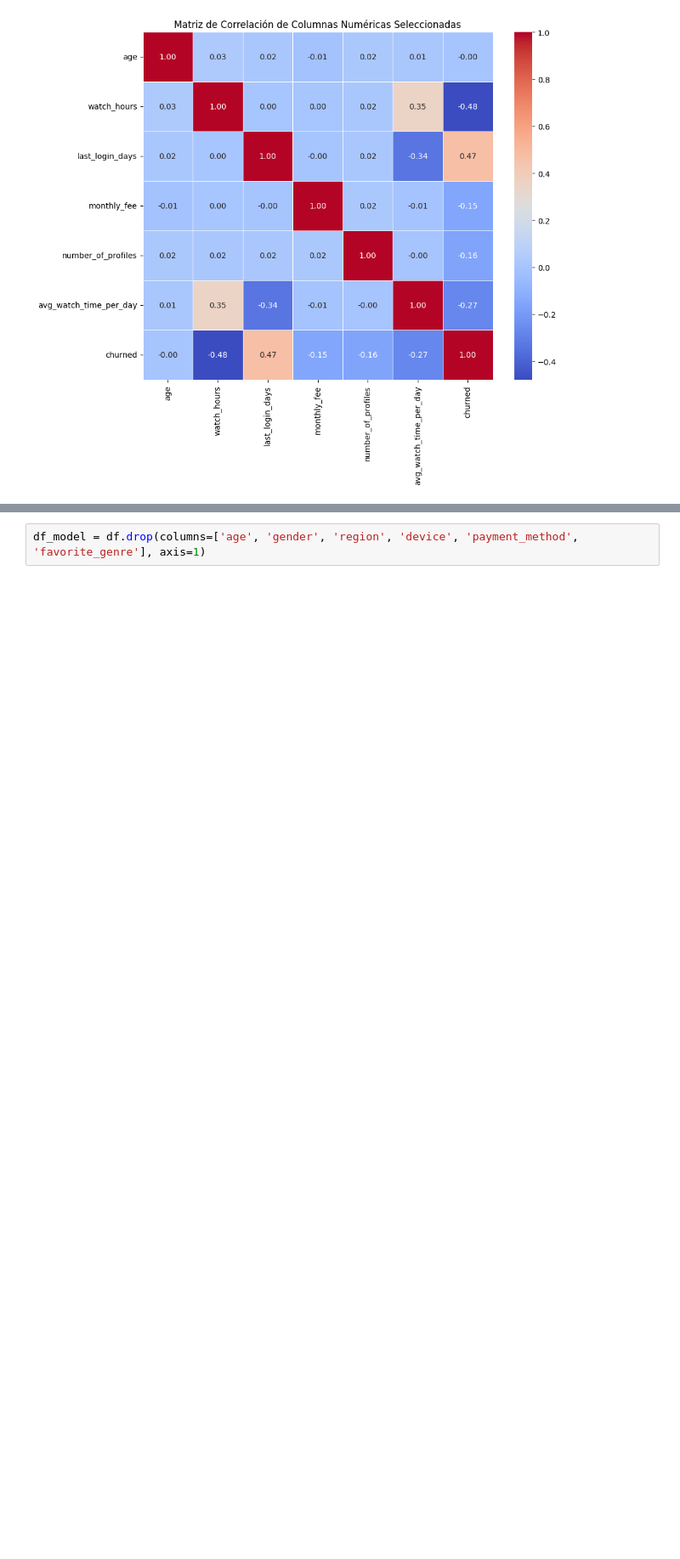
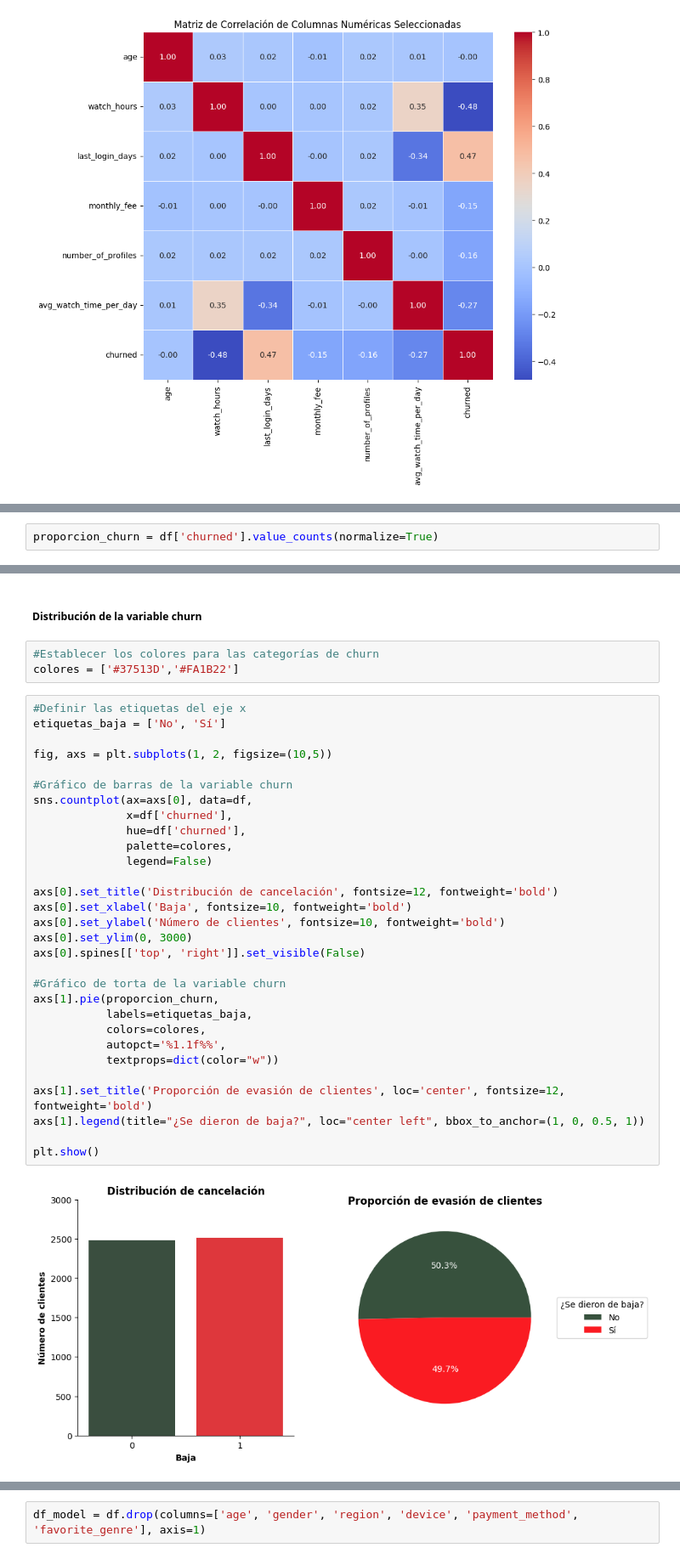
Before and after one commit to VillaltaE/Hackthon_NoCountry_65, a Jupyter notebook: data-science/Netflix_customer_churn.ipynb, the cells around one changed output, grey strips where cells are left out. Shown at 85% size. Drawn from its saved outputs; the diff is of its cells as text; blank space fills up the shorter version.

```diff
--- a/data-science/Netflix_customer_churn.ipynb
+++ b/data-science/Netflix_customer_churn.ipynb
@@ -419,0 +427,2 @@ plt.show()
+# %%
+proporcion_churn = df['churned'].value_counts(normalize=True)
@@ -419,0 +445,37 @@ plt.show()
+# %% [markdown]
+##### Distribución de la variable churn
+# %%
+#Establecer los colores para las categorías de churn
+colores = ['#37513D','#FA1B22']
+# %%
+#Definir las etiquetas del eje x
+etiquetas_baja = ['No', 'Sí']
+
+fig, axs = plt.subplots(1, 2, figsize=(10,5))
+
+#Gráfico de barras de la variable churn
+sns.countplot(ax=axs[0], data=df,
+              x=df['churned'],
+              hue=df['churned'],
+              palette=colores,
+              legend=False)
+
+axs[0].set_title('Distribución de cancelación', fontsize=12, fontweight='bold')
+axs[0].set_xlabel('Baja', fontsize=10, fontweight='bold')
+axs[0].set_ylabel('Número de clientes', fontsize=10, fontweight='bold')
+axs[0].set_ylim(0, 3000)
+axs[0].spines[['top', 'right']].set_visible(False)
+
+#Gráfico de torta de la variable churn
+axs[1].pie(proporcion_churn,
+           labels=etiquetas_baja,
+           colors=colores,
+           autopct='%1.1f%%',
+           textprops=dict(color="w"))
+
+axs[1].set_title('Proporción de evasión de clientes', loc='center', fontsize=12, fontweight='bold')
+axs[1].legend(title="¿Se dieron de baja?", loc="center left", bbox_to_anchor=(1, 0, 0.5, 1))
+
+plt.show()
+# %% [output]
+[figure, added]
```
Also changed, not shown: parts of 29 cells of this notebook.
